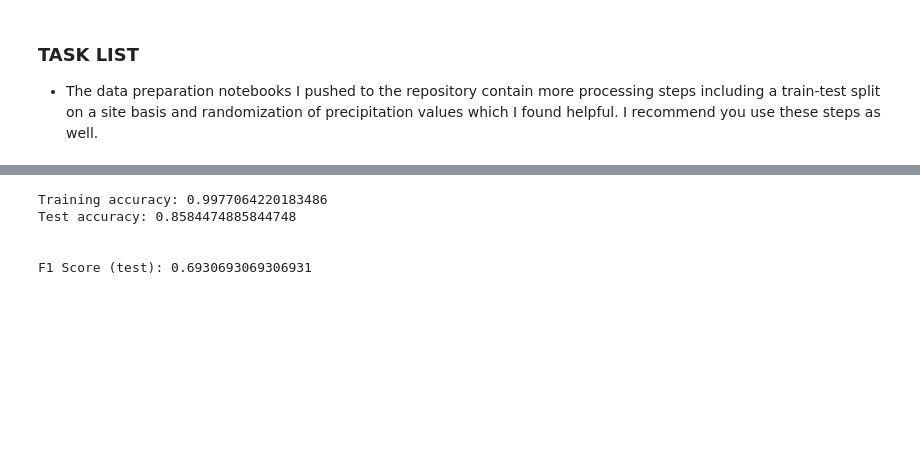
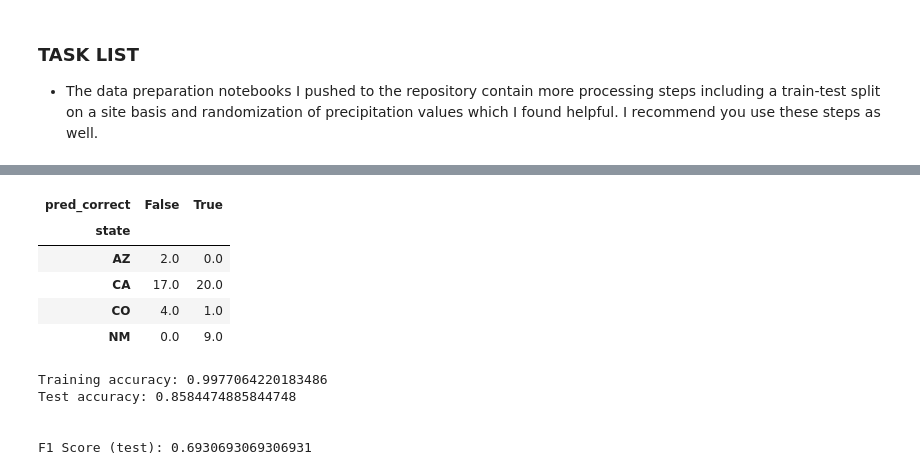
Before and after one commit to gojandrooo/DSE-Capstone, a Jupyter notebook: notebooks/03_ML_models/01_Model Evaluation - ST16 and Random Forest.ipynb, the cells around one changed output, grey strips where cells are left out. Drawn from its saved outputs; the diff is of its cells as text; code cells hidden in the pictures; blank space fills up the shorter version.

```diff
--- a/notebooks/03_ML_models/01_Model Evaluation - ST16 and Random Forest.ipynb
+++ b/notebooks/03_ML_models/01_Model Evaluation - ST16 and Random Forest.ipynb
@@ -220,0 +375,5 @@ F1 Score (test): 0.6464646464646464
+# %%
+# check geographical distribution of test set labels
+data.loc[y_test.index,'pred_correct'] = y_test == y_test_pred
+
+data[data['response']==1].groupby(['state'])['pred_correct'].value_counts(normalize=True).unstack().fillna(0).style.format("{:,.1%}")
@@ -221,3 +390,12 @@ F1 Score (test): 0.6464646464646464
+# %%
+data[data['response']==1].groupby(['state'])['pred_correct'].value_counts(normalize=False).unstack().fillna(0)#.style.format("{:,.1%}")
+# %% [output]
+| pred_correct | False | True |
+| state |  |  |
+| AZ | 2.0 | 0.0 |
+| CA | 17.0 | 20.0 |
+| CO | 4.0 | 1.0 |
+| NM | 0.0 | 9.0 |
 # %%
 # 30 MIN
 
```
Also changed, not shown: parts of 17 cells of this notebook.
